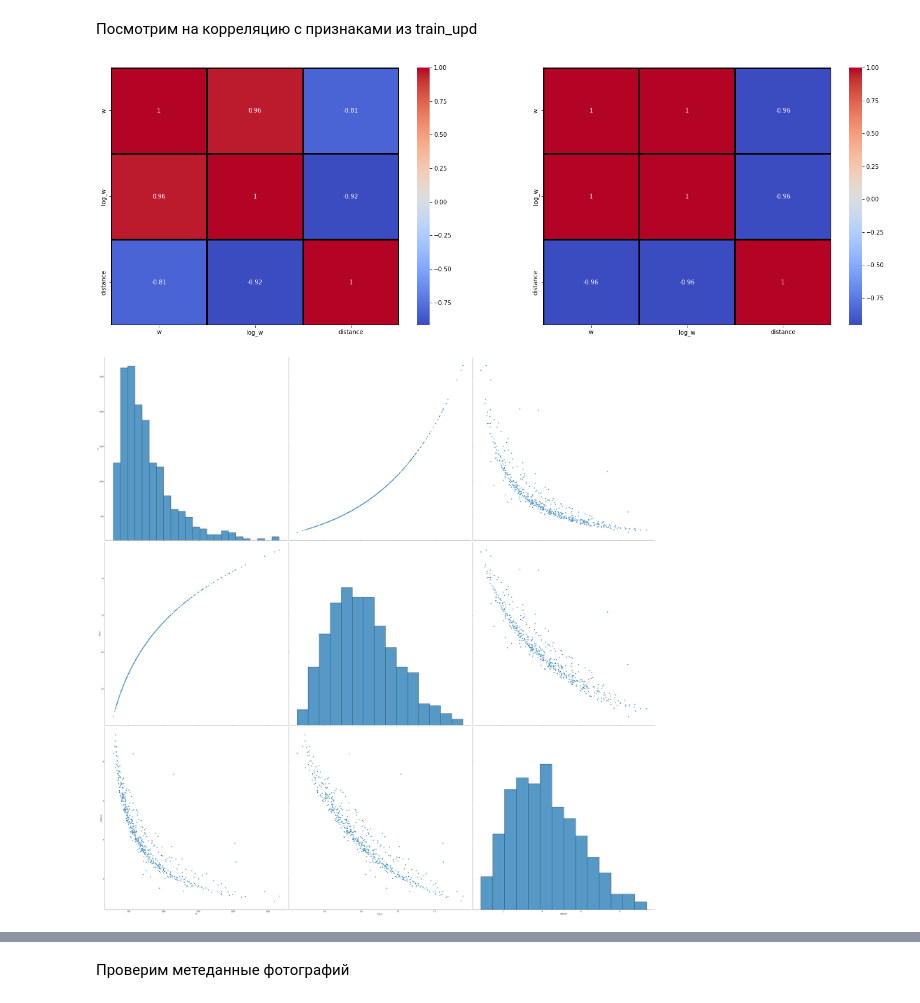
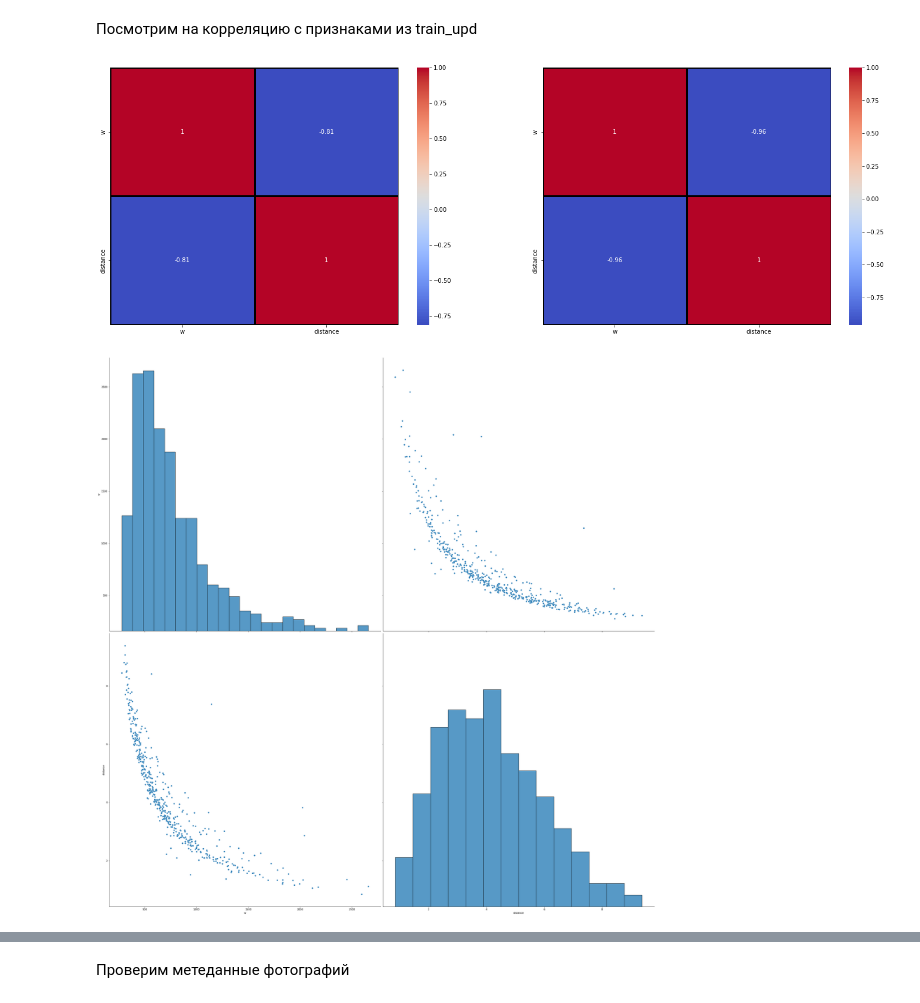
Before and after one commit to v010ch/car_dist_by_photo_22, a Jupyter notebook: 1step_eda.ipynb, the cells around one changed output, grey strips where cells are left out. Drawn from its saved outputs; the diff is of its cells as text; code cells hidden in the pictures.

```diff
--- a/1step_eda.ipynb
+++ b/1step_eda.ipynb
@@ -239,10 +249,10 @@ train_df['log_w'] = train_df.w.apply(lambda x: np.log(x))
 Посмотрим на корреляцию с признаками из train_upd
 # %%
 #plot_corrc(train_df, ['x_min', 'y_min', 'x_max', 'y_max', 'h', 'w']) #'conf',
-plot_corrc(train_df, ['w', 'log_w'])
+plot_corrc(train_df, ['w'])
 # %% [output]
-[figure, old version]
+[figure, new version]
-[figure, old version]
+[figure, new version]
 # %%
 train_df.sort_values('w').head(5)
 # %% [output]
```
Also changed, not shown: parts of 30 cells of this notebook, 14 other files.
